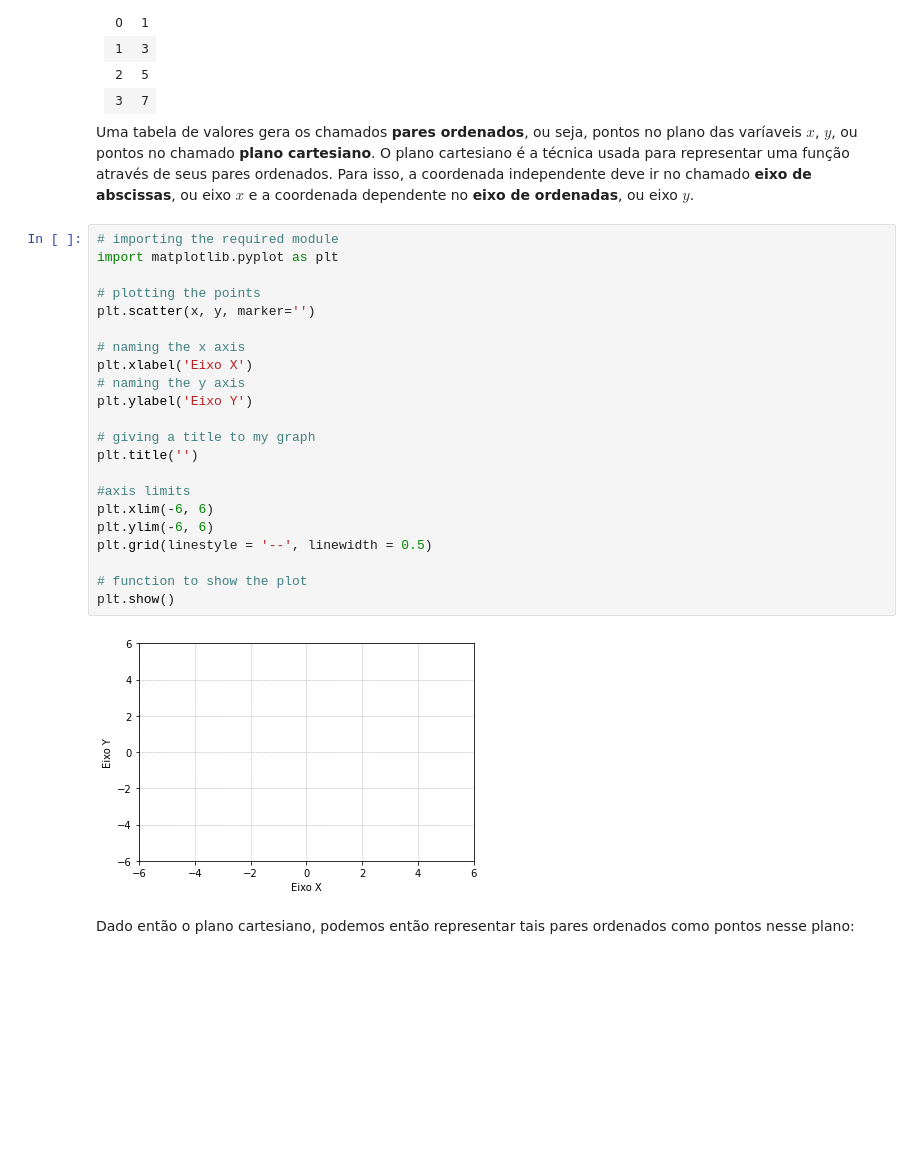
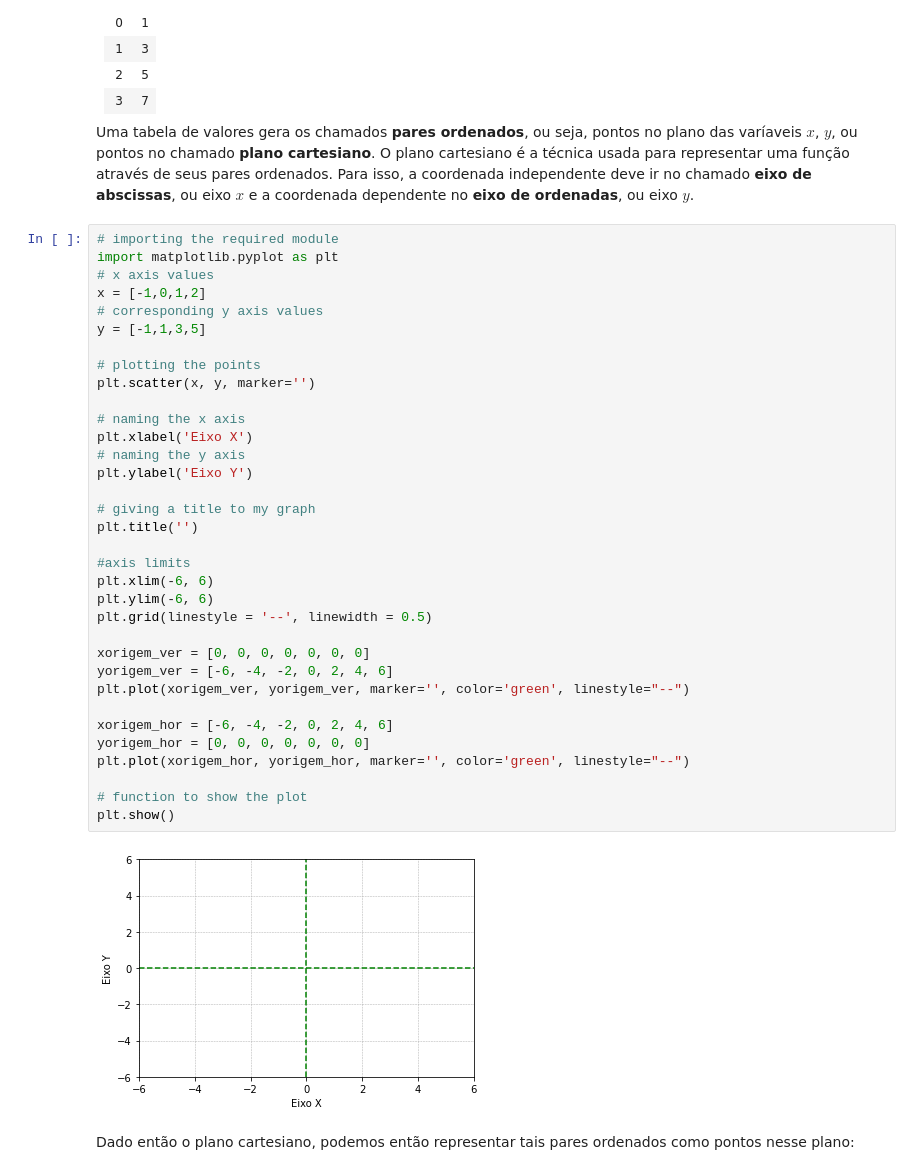
Before and after one commit to BorjaRuizReverter/LivroFisicaGeral, a Jupyter notebook: Tema2.ipynb, the cells around one changed output. Cells and saved outputs as stored; diff of their text form; blank space fills up the shorter version.

```diff
--- a/Tema2.ipynb
+++ b/Tema2.ipynb
@@ -50,27 +50,39 @@ Uma tabela de valores gera os chamados **pares ordenados**, ou seja, pontos no p
 # %%
 # importing the required module
 import matplotlib.pyplot as plt
+# x axis values
+x = [-1,0,1,2]
+# corresponding y axis values
+y = [-1,1,3,5]
 
 # plotting the points
 plt.scatter(x, y, marker='')
 
 # naming the x axis
 plt.xlabel('Eixo X')
 # naming the y axis
 plt.ylabel('Eixo Y')
 
 # giving a title to my graph
 plt.title('')
 
 #axis limits
 plt.xlim(-6, 6)
 plt.ylim(-6, 6)
 plt.grid(linestyle = '--', linewidth = 0.5)
 
+xorigem_ver = [0, 0, 0, 0, 0, 0, 0]
+yorigem_ver = [-6, -4, -2, 0, 2, 4, 6]
+plt.plot(xorigem_ver, yorigem_ver, marker='', color='green', linestyle="--")
+
+xorigem_hor = [-6, -4, -2, 0, 2, 4, 6]
+yorigem_hor = [0, 0, 0, 0, 0, 0, 0]
+plt.plot(xorigem_hor, yorigem_hor, marker='', color='green', linestyle="--")
+
 # function to show the plot
 plt.show()
 # %% [output]
-[figure, old version]
+[figure, new version]
 # %% [markdown]
 Dado então o plano cartesiano, podemos então representar tais pares ordenados como pontos nesse plano:
 # %%
```
Also changed, not shown: parts of 6 cells of this notebook, 1 other file.
